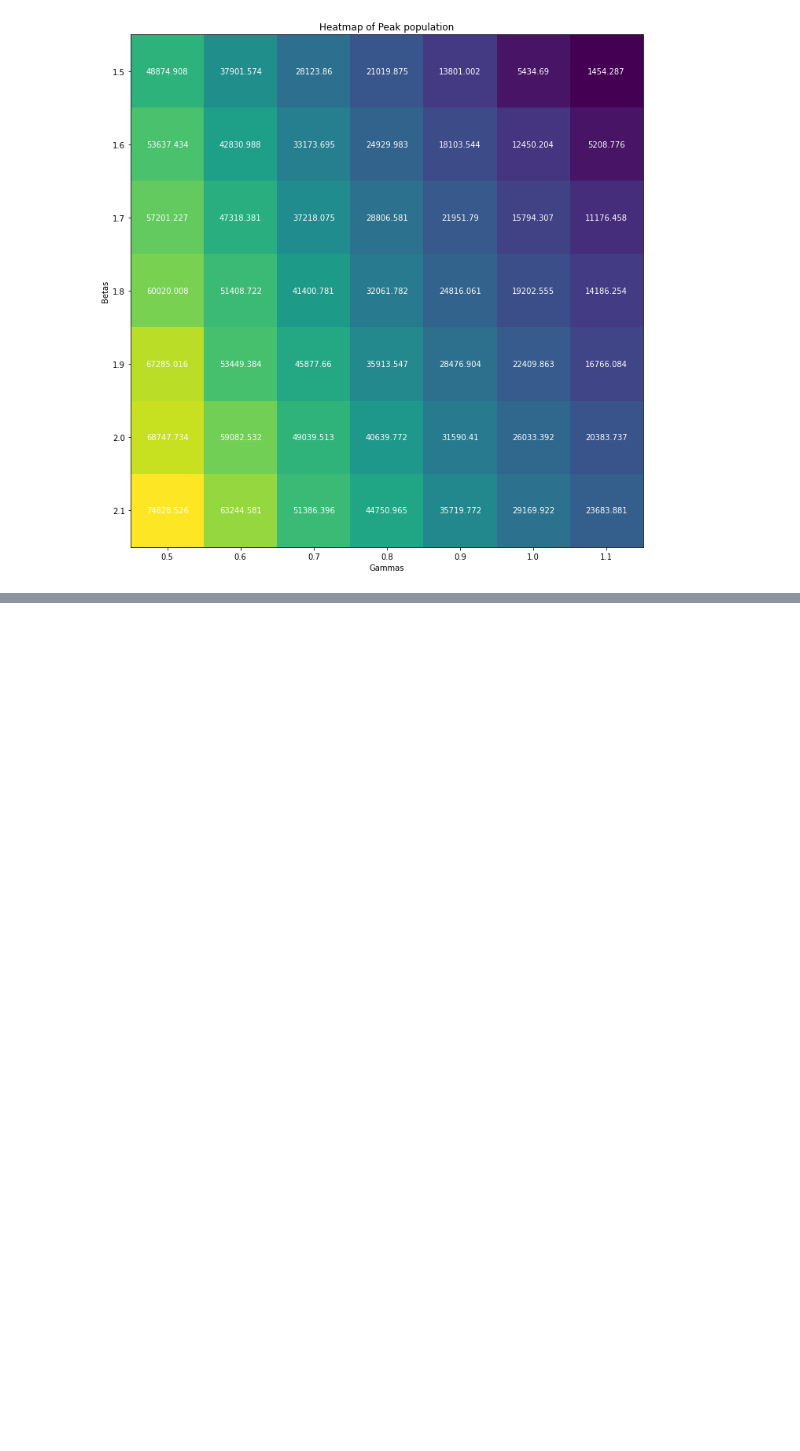
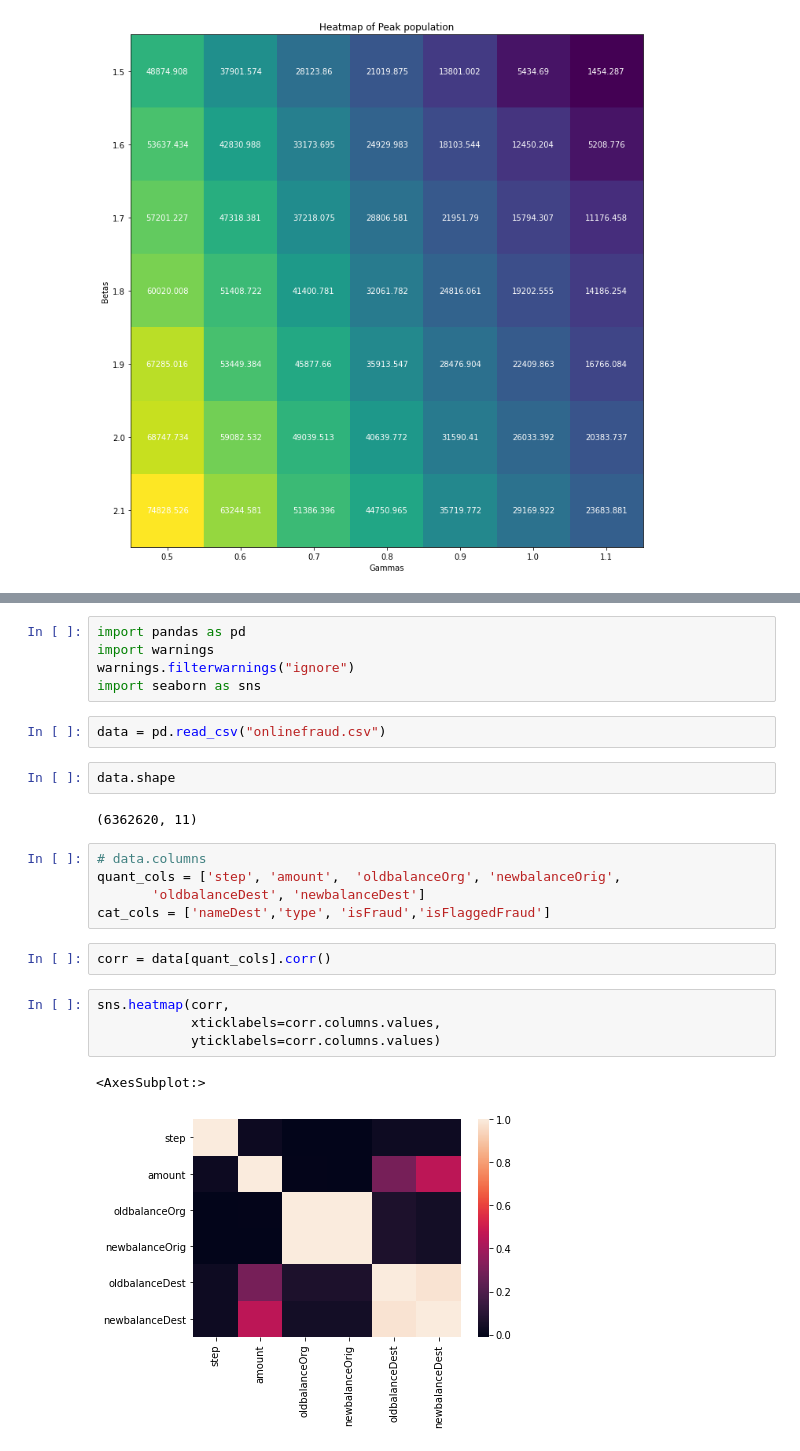
Before and after one commit to xyqiuchloe/BIS-634-Homework-XinyueQiu, a Jupyter notebook: homework3/assignment3.ipynb, the cells around one changed output, grey strips where cells are left out. Cells and saved outputs as stored; diff of their text form; blank space fills up the shorter version.

```diff
--- a/homework3/assignment3.ipynb
+++ b/homework3/assignment3.ipynb
@@ -451,0 +495,25 @@ plt.show()
+# %%
+import pandas as pd
+import warnings
+warnings.filterwarnings("ignore")
+import seaborn as sns
+# %%
+data = pd.read_csv("onlinefraud.csv")
+# %%
+data.shape
+# %% [output]
+(6362620, 11)
+# %%
+# data.columns
+quant_cols = ['step', 'amount',  'oldbalanceOrg', 'newbalanceOrig',
+       'oldbalanceDest', 'newbalanceDest']
+cat_cols = ['nameDest','type', 'isFraud','isFlaggedFraud']
+# %%
+corr = data[quant_cols].corr()
+# %%
+sns.heatmap(corr,
+            xticklabels=corr.columns.values,
+            yticklabels=corr.columns.values)
+# %% [output]
+<AxesSubplot:>
+[figure, added]
```
Also changed, not shown: parts of 23 cells of this notebook.
